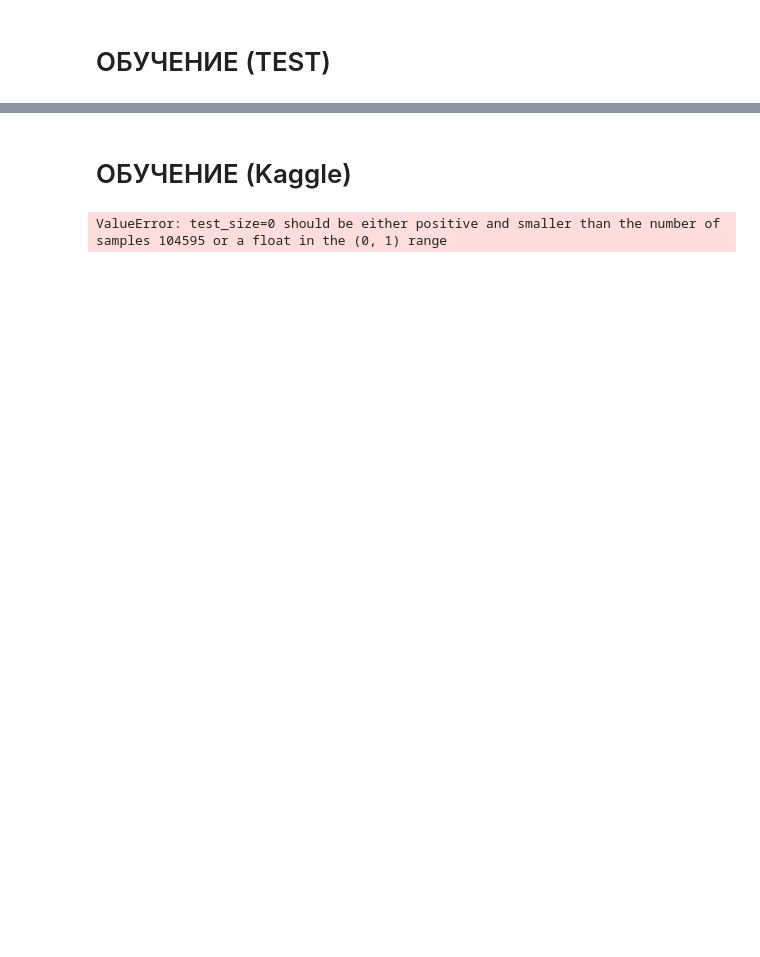
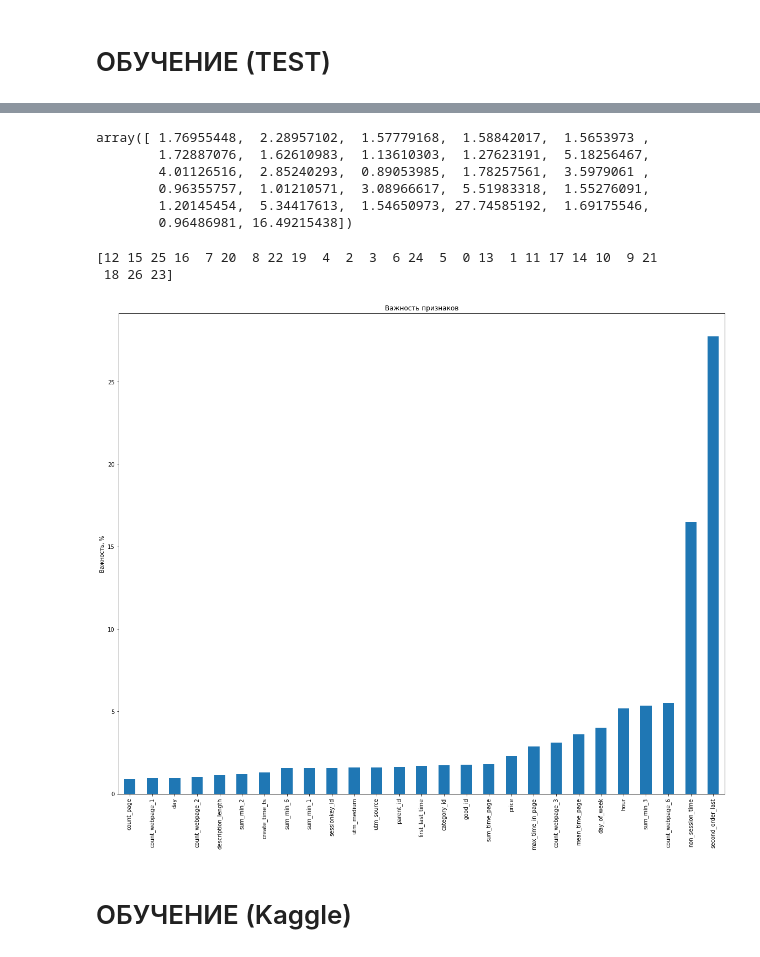
Before and after one commit to zgermion/Callcenter-predict, a Jupyter notebook: baseline.ipynb, the cells around one changed output, grey strips where cells are left out. Saved outputs shown, nothing was run; the diff lists cells and outputs as text; code cells hidden in the pictures; blank space fills up the shorter version.

Commit message:
First baseline

```diff
--- a/baseline.ipynb
+++ b/baseline.ipynb
@@ -619,6 +638,19 @@ for num in range(data_test.shape[0]):
     count_second = (data_webstat[data_webstat["sessionkey_id"] == sess_key]['time'].max() - data_webstat[data_webstat["sessionkey_id"] == sess_key]['time'].min()).seconds
     new_column.append(count_second)
 data_test['first_last_time'] = new_column
+# %%
+new_column = list()
+for num in range(data_train.shape[0]):
+    sess_key = data_train["sessionkey_id"][num]
+    max_time = list(data_train[data_train["sessionkey_id"] == sess_key]["first_last_time"])[0] - list(data_train[data_train["sessionkey_id"] == sess_key]["sum_time_page"])[0]
+    new_column.append(max_time)
+data_train['non_session_time'] = new_column
+new_column = list()
+for num in range(data_test.shape[0]):
+    sess_key = data_test["sessionkey_id"][num]
+    max_time = list(data_test[data_test["sessionkey_id"] == sess_key]["first_last_time"])[0] - list(data_test[data_test["sessionkey_id"] == sess_key]["sum_time_page"])[0]
+    new_column.append(max_time)
+data_test['non_session_time'] = new_column
 # %%
 data_train
 # %% [output]
@@ -679,5 +742,5 @@ from sklearn.model_selection import train_test_split
 from catboost import cv
 from catboost import Pool
 # %%
-X_train_val, X_test, y_train_val, y_test = train_test_split(data_train[features], data_train["is_callcenter"], test_size=0.05, stratify=data_train["is_callcenter"])
-# X_train, X_val, y_train, y_val = train_test_split(X_train_val, y_train_val, test_size=0.15, stratify = y_train_val)
+X_train_val, X_test, y_train_val, y_test = train_test_split(data_train[features], data_train["is_callcenter"], test_size=0.15, stratify=data_train["is_callcenter"])
+X_train, X_val, y_train, y_val = train_test_split(X_train_val, y_train_val, test_size=0.15, stratify = y_train_val)
@@ -686,2 +747,2 @@ model = CatBoostClassifier(eval_metric = 'AUC', class_weights = [0.35, 0.65], ve
 # %%
-model.fit(X_train_val, y_train_val, use_best_model=True)
+model = CatBoostClassifier(eval_metric = 'AUC', class_weights = [0.35, 0.65], verbose = 100)
@@ -702,0 +749,2 @@ Learning rate set to 0.07341
+# %%
+model.fit(X_train, y_train,eval_set=(X_val, y_val), use_best_model=True)
@@ -710,6 +775,25 @@ roc_auc_score(y_test, predictions)
+# %%
+model.get_feature_importance()
+# %% [output]
+array([ 1.76955448,  2.28957102,  1.57779168,  1.58842017,  1.5653973 ,
+        1.72887076,  1.62610983,  1.13610303,  1.27623191,  5.18256467,
+        4.01126516,  2.85240293,  0.89053985,  1.78257561,  3.5979061 ,
+        0.96355757,  1.01210571,  3.08966617,  5.51983318,  1.55276091,
+        1.20145454,  5.34417613,  1.54650973, 27.74585192,  1.69175546,
+        0.96486981, 16.49215438])
+# %%
+indices = model.get_feature_importance().argsort()
+print(indices)
+cat_iris_imp = pd.Series(np.array(model.get_feature_importance())[indices],
+                         np.array(features)[indices])
+fig, ax = plt.subplots(figsize=(16,14))
+cat_iris_imp.plot.bar(ax=ax)
+ax.set_title("Важность признаков")
+ax.set_ylabel('Важность, %')
+fig.tight_layout()
+# %% [output]
+[12 15 25 16  7 20  8 22 19  4  2  3  6 24  5  0 13  1 11 17 14 10  9 21
+ 18 26 23]
+[figure, added]
 # %% [markdown]
 # ОБУЧЕНИЕ (Kaggle)
-# %%
-X_train, X_val, y_train, y_val = train_test_split(data_train[features], data_train["is_callcenter"], test_size=0, random_state=42, stratify=data_train["is_callcenter"])
-# %% [output]
-ValueError: test_size=0 should be either positive and smaller than the number of samples 104595 or a float in the (0, 1) range
```
Also changed, not shown: parts of 18 cells of this notebook, 4 other files.
